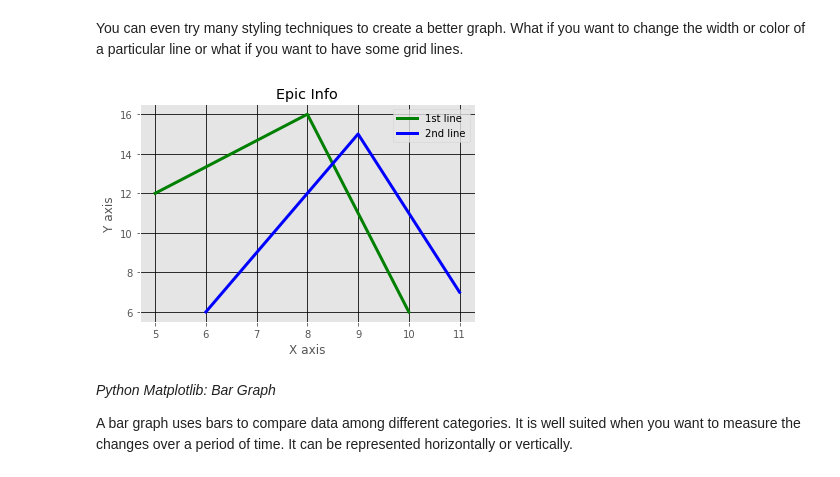
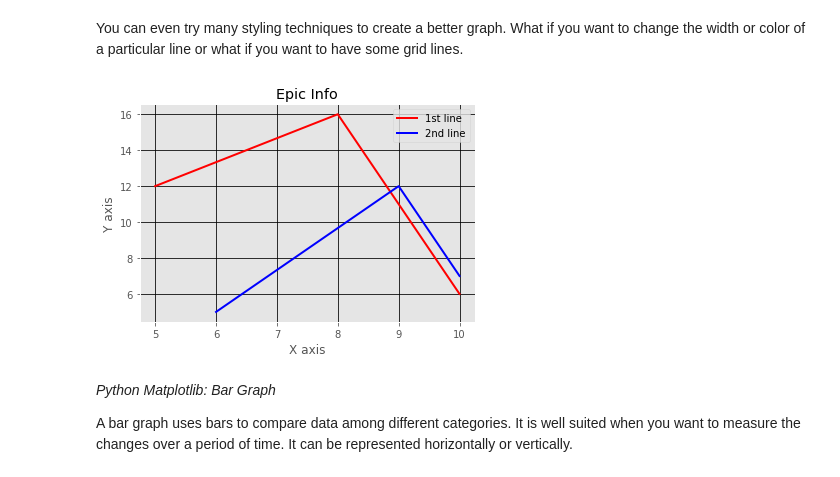
Before and after one commit to Spnetic-5/ML_mastery, a Jupyter notebook: matplotlib_data_visualization.ipynb, the cells around one changed output. Drawn from its saved outputs; the diff is of its cells as text; code cells hidden in the pictures.

```diff
--- a/matplotlib_data_visualization.ipynb
+++ b/matplotlib_data_visualization.ipynb
@@ -55,19 +55,19 @@ You can even try many styling techniques to create a better graph. What if you w
 # %%
 from matplotlib import pyplot as plt
 from matplotlib import style
 
 style.use('ggplot')
 x = [5,8,10]
 y = [12,16,6]
-x2 = [6,9,11]
-y2 = [6,15,7]
-plt.plot(x,y,'green',label='1st line', linewidth=3)
-plt.plot(x2,y2,'blue',label='2nd line',linewidth=3)
+x2 = [6,9,10]
+y2 = [5,12,7]
+plt.plot(x,y,'red',label='1st line', linewidth=2)
+plt.plot(x2,y2,'blue',label='2nd line',linewidth=2)
 plt.title('Epic Info')
 plt.ylabel('Y axis')
 plt.xlabel('X axis')
 plt.legend()
 plt.grid(True,color='black')
 plt.show()
 # %% [output]
-[figure, old version]
+[figure, new version]
```
Also changed, not shown: parts of 1 cell of this notebook.
